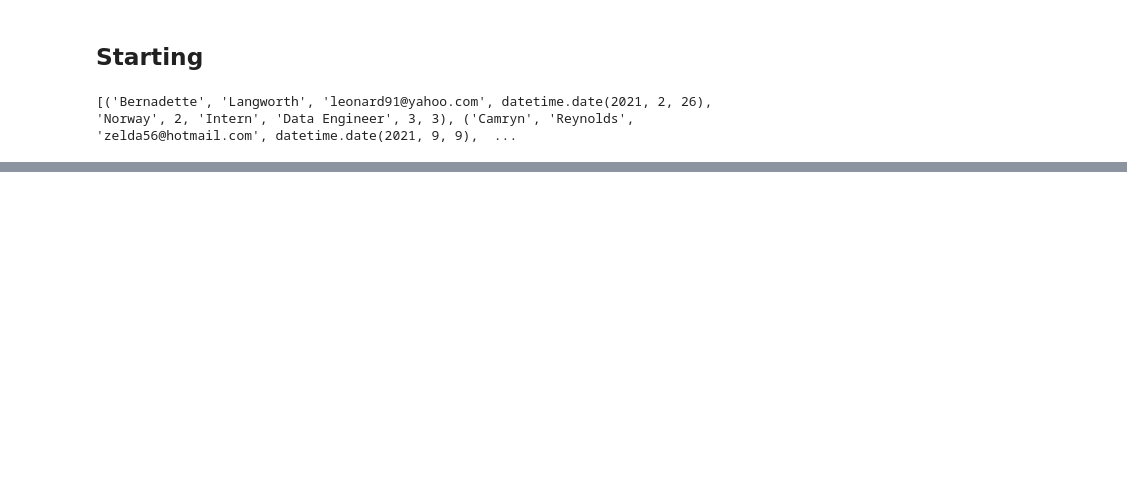
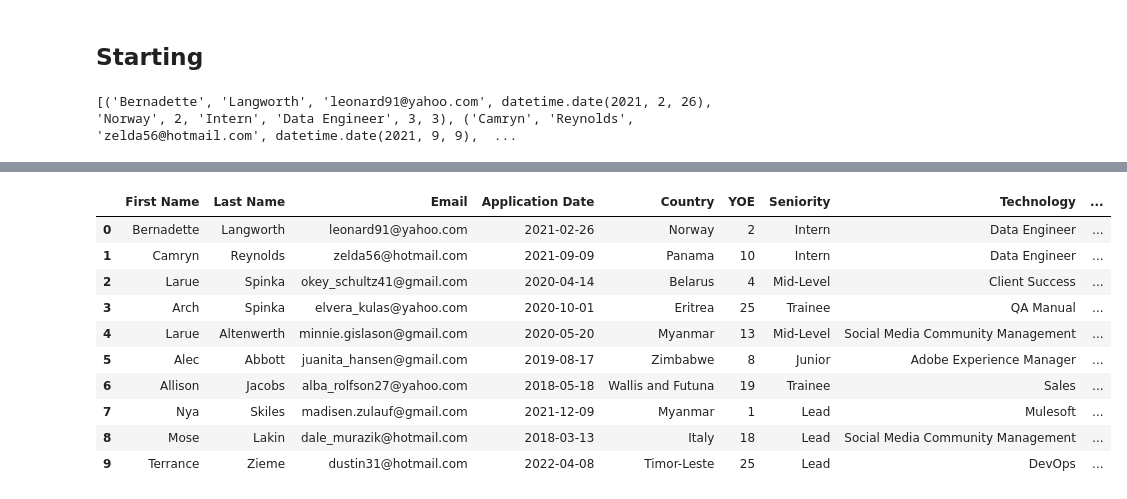
Before and after one commit to ttstive/challenge_Fullstack, a Jupyter notebook: notebook.ipynb, the cells around one changed output, grey strips where cells are left out. Cells and saved outputs as stored; diff of their text form; code cells hidden in the pictures; blank space fills up the shorter version.

```diff
--- a/notebook.ipynb
+++ b/notebook.ipynb
@@ -36,0 +71,14 @@ data_candidates.head(10)
+# %%
+data_candidates.head(10)
+# %% [output]
+|  | First Name | Last Name | Email | Application Date | Country | YOE | Seniority | Technology | ... |
+| 0 | Bernadette | Langworth | leonard91@yahoo.com | 2021-02-26 | Norway | 2 | Intern | Data Engineer | ... |
+| 1 | Camryn | Reynolds | zelda56@hotmail.com | 2021-09-09 | Panama | 10 | Intern | Data Engineer | ... |
+| 2 | Larue | Spinka | okey_schultz41@gmail.com | 2020-04-14 | Belarus | 4 | Mid-Level | Client Success | ... |
+| 3 | Arch | Spinka | elvera_kulas@yahoo.com | 2020-10-01 | Eritrea | 25 | Trainee | QA Manual | ... |
+| 4 | Larue | Altenwerth | minnie.gislason@gmail.com | 2020-05-20 | Myanmar | 13 | Mid-Level | Social Media Community Management | ... |
+| 5 | Alec | Abbott | juanita_hansen@gmail.com | 2019-08-17 | Zimbabwe | 8 | Junior | Adobe Experience Manager | ... |
+| 6 | Allison | Jacobs | alba_rolfson27@yahoo.com | 2018-05-18 | Wallis and Futuna | 19 | Trainee | Sales | ... |
+| 7 | Nya | Skiles | madisen.zulauf@gmail.com | 2021-12-09 | Myanmar | 1 | Lead | Mulesoft | ... |
+| 8 | Mose | Lakin | dale_murazik@hotmail.com | 2018-03-13 | Italy | 18 | Lead | Social Media Community Management | ... |
+| 9 | Terrance | Zieme | dustin31@hotmail.com | 2022-04-08 | Timor-Leste | 25 | Lead | DevOps | ... |
```
Also changed, not shown: parts of 10 cells of this notebook.
